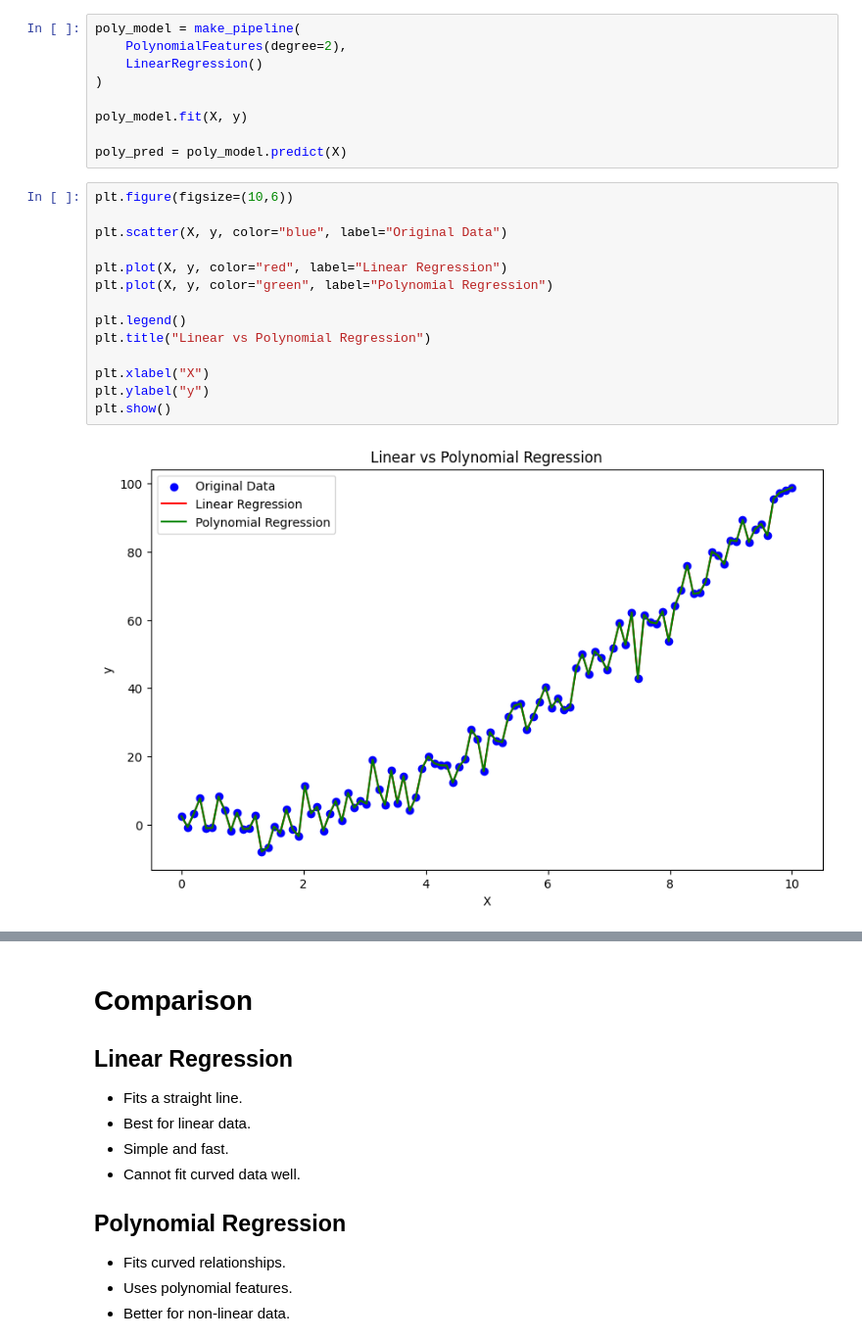
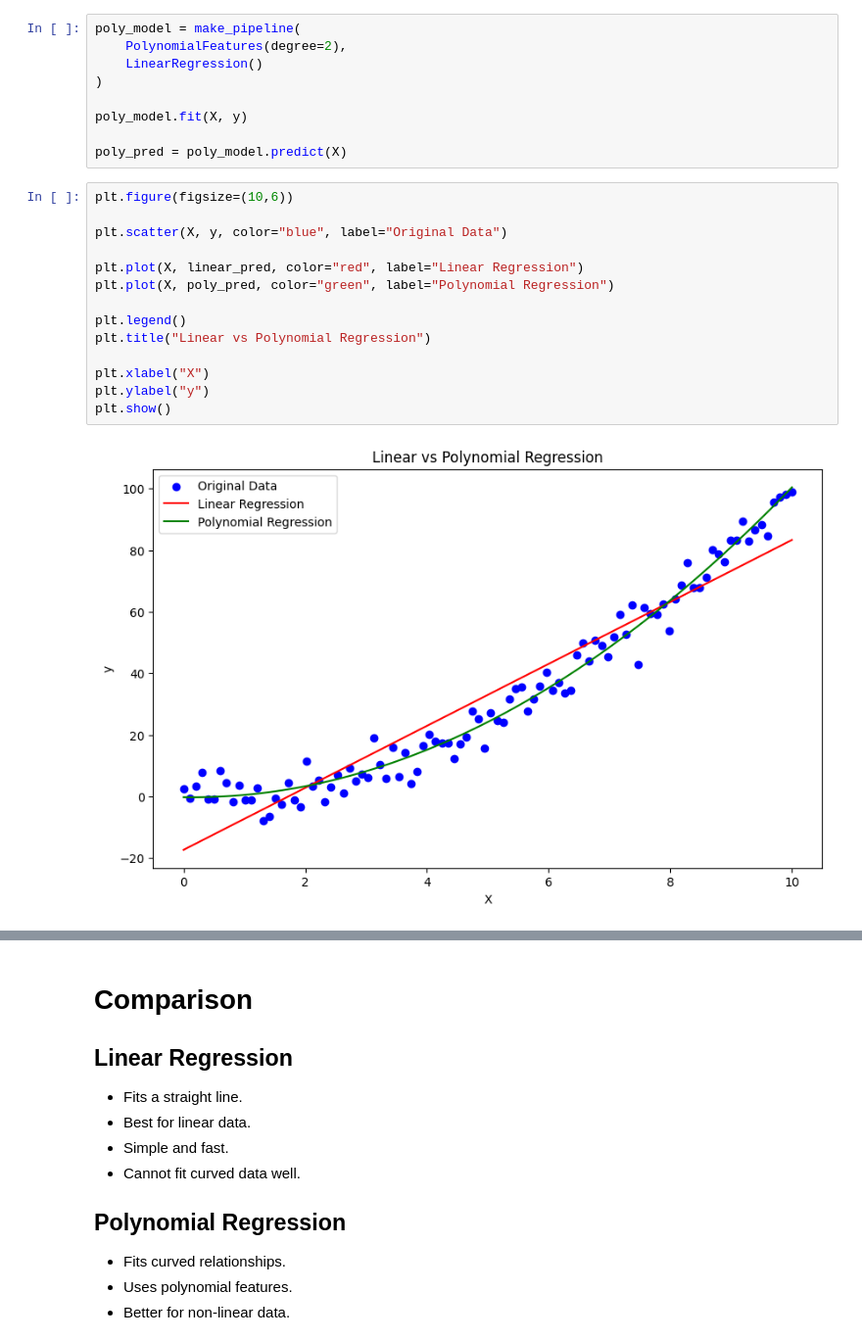
Before and after one commit to md-zeeshan-agentic-ai-engineer/agentic-ai-engineering-journey, a Jupyter notebook: phase_2_machine_learning/week_15_polynomial_regression/day_4_compare_models/compare_models.ipynb, the cells around one changed output, grey strips where cells are left out. Shown at 98% size. Drawn from its saved outputs; the diff is of its cells as text.

Commit message:
Add compare Linear and Polynomial Regression

```diff
--- a/phase_2_machine_learning/week_15_polynomial_regression/day_4_compare_models/compare_models.ipynb
+++ b/phase_2_machine_learning/week_15_polynomial_regression/day_4_compare_models/compare_models.ipynb
@@ -45,22 +48,22 @@ poly_model = make_pipeline(
 poly_model.fit(X, y)
 
 poly_pred = poly_model.predict(X)
-# %%
-plt.figure(figsize=(10,6))
-
-plt.scatter(X, y, color="blue", label="Original Data")
-
-plt.plot(X, y, color="red", label="Linear Regression")
-plt.plot(X, y, color="green", label="Polynomial Regression")
-
-plt.legend()
-plt.title("Linear vs Polynomial Regression")
-
-plt.xlabel("X")
-plt.ylabel("y")
-plt.show()
-# %% [output]
-[figure, removed]
+# %%
+plt.figure(figsize=(10,6))
+
+plt.scatter(X, y, color="blue", label="Original Data")
+
+plt.plot(X, linear_pred, color="red", label="Linear Regression")
+plt.plot(X, poly_pred, color="green", label="Polynomial Regression")
+
+plt.legend()
+plt.title("Linear vs Polynomial Regression")
+
+plt.xlabel("X")
+plt.ylabel("y")
+plt.show()
+# %% [output]
+[figure, added]
 # %%
 print("Linear Regression")
 
```
Also changed, not shown: parts of 2 cells of this notebook, 1 other file.
